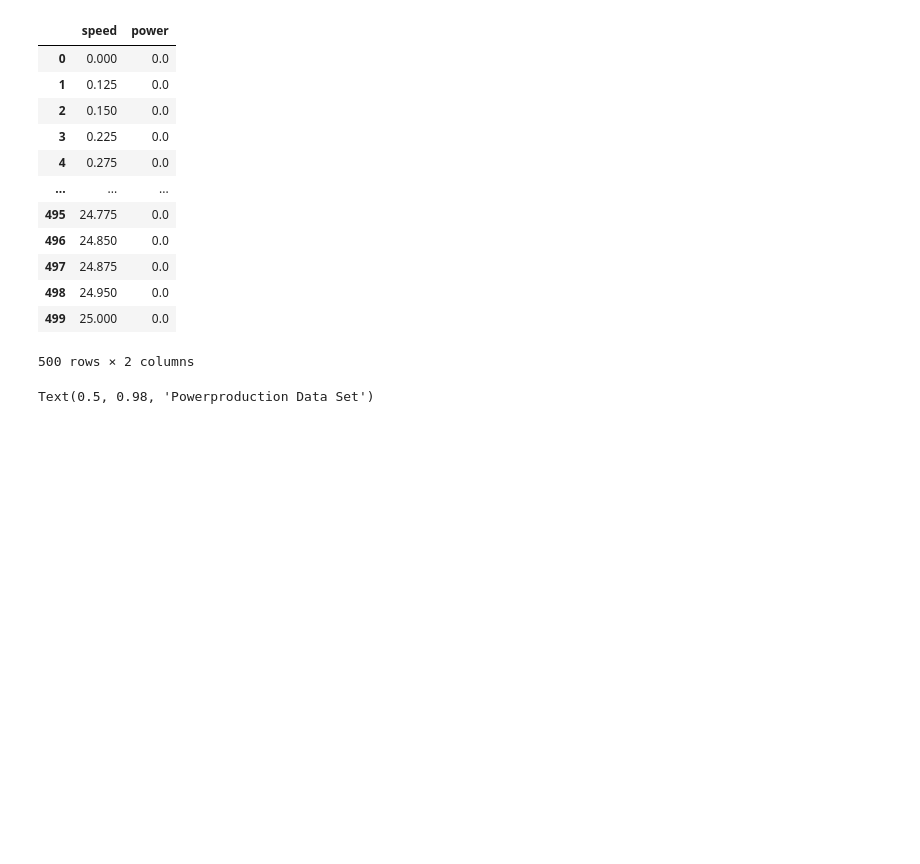
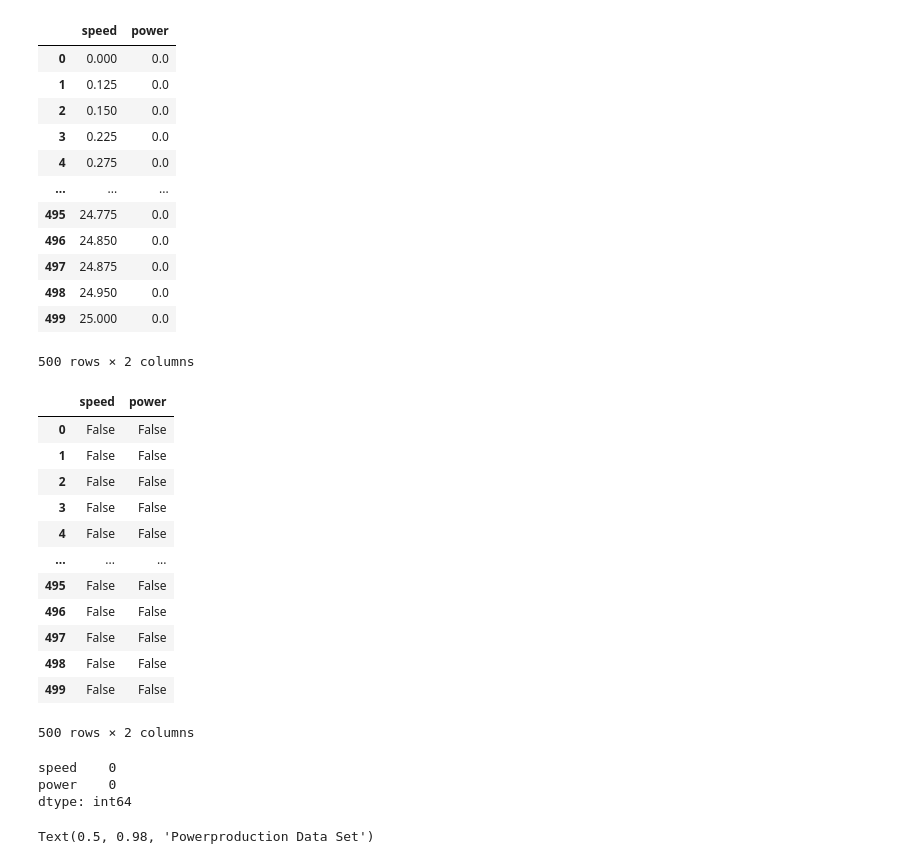
Before and after one commit to JPLee01/Fundamentals_of_Data_Analysis-Project_2020, a Jupyter notebook: Fundamentals of Data Analysis - Project 2020.ipynb, the cells around one changed output. Saved outputs shown, nothing was run; the diff lists cells and outputs as text; code cells hidden in the pictures; blank space fills up the shorter version.

```diff
--- a/Fundamentals of Data Analysis - Project 2020.ipynb
+++ b/Fundamentals of Data Analysis - Project 2020.ipynb
@@ -69,6 +76,28 @@ powerproduction_dataset
 | 498 | 24.950 | 0.0 |
 | 499 | 25.000 | 0.0 |
 500 rows × 2 columns
+# %%
+powerproduction_dataset.isnull()
+# %% [output]
+|  | speed | power |
+| 0 | False | False |
+| 1 | False | False |
+| 2 | False | False |
+| 3 | False | False |
+| 4 | False | False |
+| ... | ... | ... |
+| 495 | False | False |
+| 496 | False | False |
+| 497 | False | False |
+| 498 | False | False |
+| 499 | False | False |
+500 rows × 2 columns
+# %%
+powerproduction_dataset.isnull().sum()
+# %% [output]
+speed    0
+power    0
+dtype: int64
 # %%
 sns.scatterplot(data=powerproduction_dataset, x='speed', y='power',
     sizes=(250, 250), legend="full")
```
Also changed, not shown: parts of 4 cells of this notebook.
